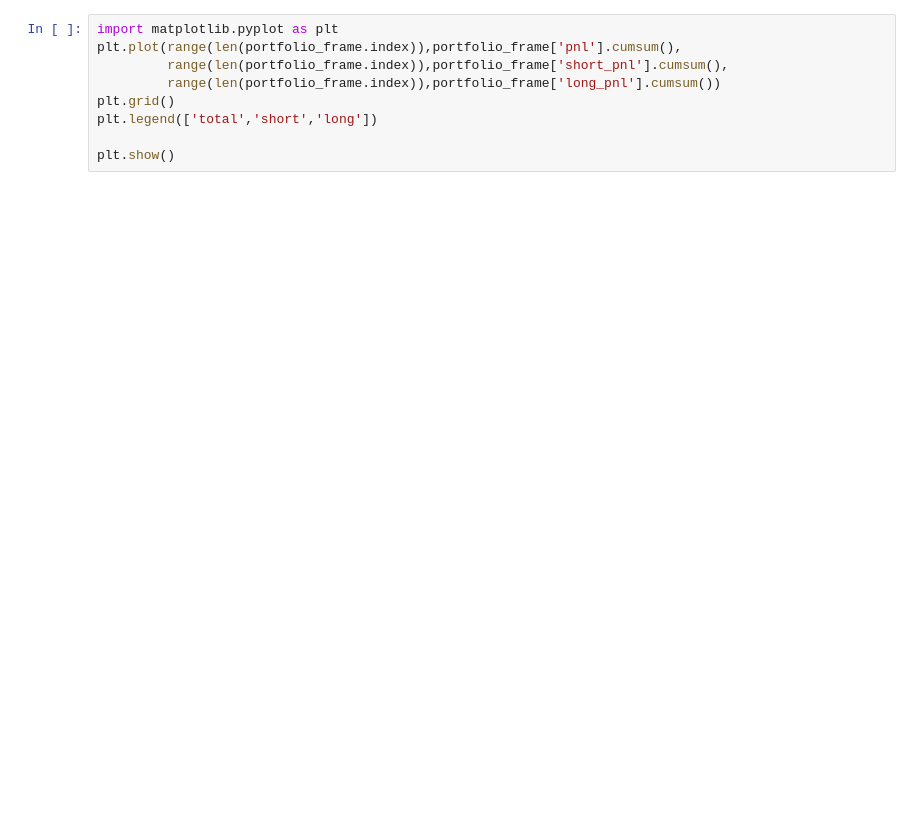
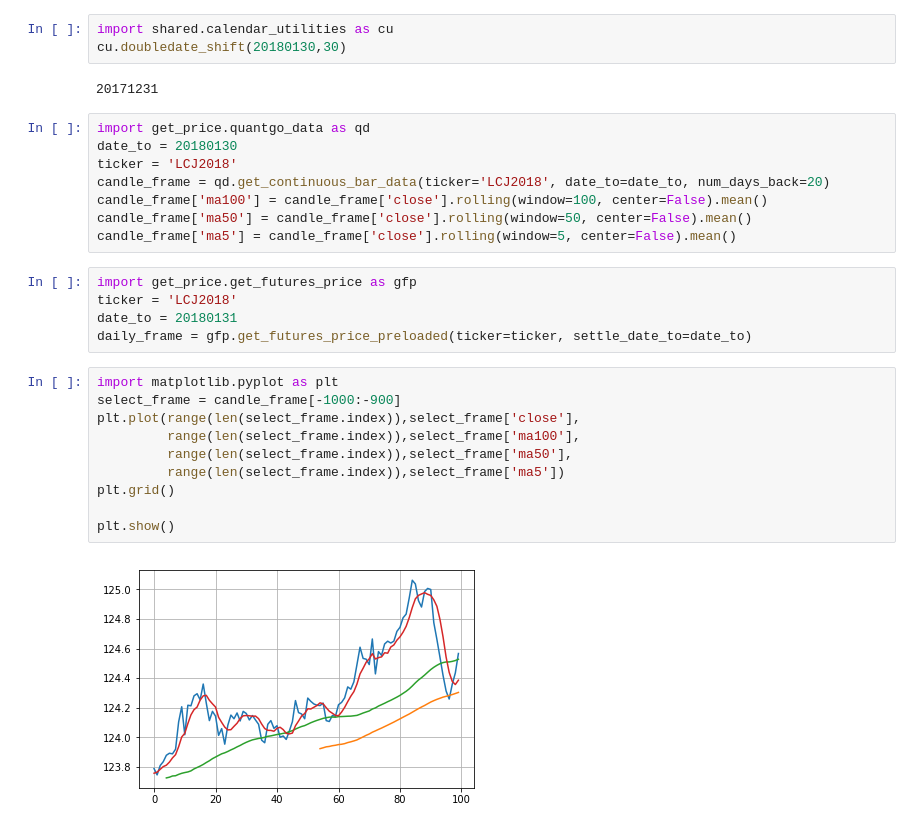
Before and after one commit to d0p34m1n3/repo_barbarossa, a Jupyter notebook: PycharmProjects/backtesting/test_backtest_ibo.ipynb, the cells around one changed output. Saved outputs shown, nothing was run; the diff lists cells and outputs as text; blank space fills up the shorter version.

```diff
--- a/PycharmProjects/backtesting/test_backtest_ibo.ipynb
+++ b/PycharmProjects/backtesting/test_backtest_ibo.ipynb
@@ -188,9 +207,30 @@ array(['AD', 'B', 'BO', 'BP', 'C', 'CC', 'CD', 'CL', 'CT', 'EC', 'ED',
+# %%
+import shared.calendar_utilities as cu
+cu.doubledate_shift(20180130,30)
+# %% [output]
+20171231
+# %%
+import get_price.quantgo_data as qd
+date_to = 20180130
+ticker = 'LCJ2018'
+candle_frame = qd.get_continuous_bar_data(ticker='LCJ2018', date_to=date_to, num_days_back=20)
+candle_frame['ma100'] = candle_frame['close'].rolling(window=100, center=False).mean()
+candle_frame['ma50'] = candle_frame['close'].rolling(window=50, center=False).mean()
+candle_frame['ma5'] = candle_frame['close'].rolling(window=5, center=False).mean()
+# %%
+import get_price.get_futures_price as gfp
+ticker = 'LCJ2018'
+date_to = 20180131
+daily_frame = gfp.get_futures_price_preloaded(ticker=ticker, settle_date_to=date_to)
 # %%
 import matplotlib.pyplot as plt
-plt.plot(range(len(portfolio_frame.index)),portfolio_frame['pnl'].cumsum(),
-         range(len(portfolio_frame.index)),portfolio_frame['short_pnl'].cumsum(),
-         range(len(portfolio_frame.index)),portfolio_frame['long_pnl'].cumsum())
+select_frame = candle_frame[-1000:-900]
+plt.plot(range(len(select_frame.index)),select_frame['close'],
+         range(len(select_frame.index)),select_frame['ma100'],
+         range(len(select_frame.index)),select_frame['ma50'],
+         range(len(select_frame.index)),select_frame['ma5'])
 plt.grid()
-plt.legend(['total','short','long'])
 
 plt.show()
+# %% [output]
+[figure, added]
```
Also changed, not shown: parts of 27 cells of this notebook, 11 other files.
